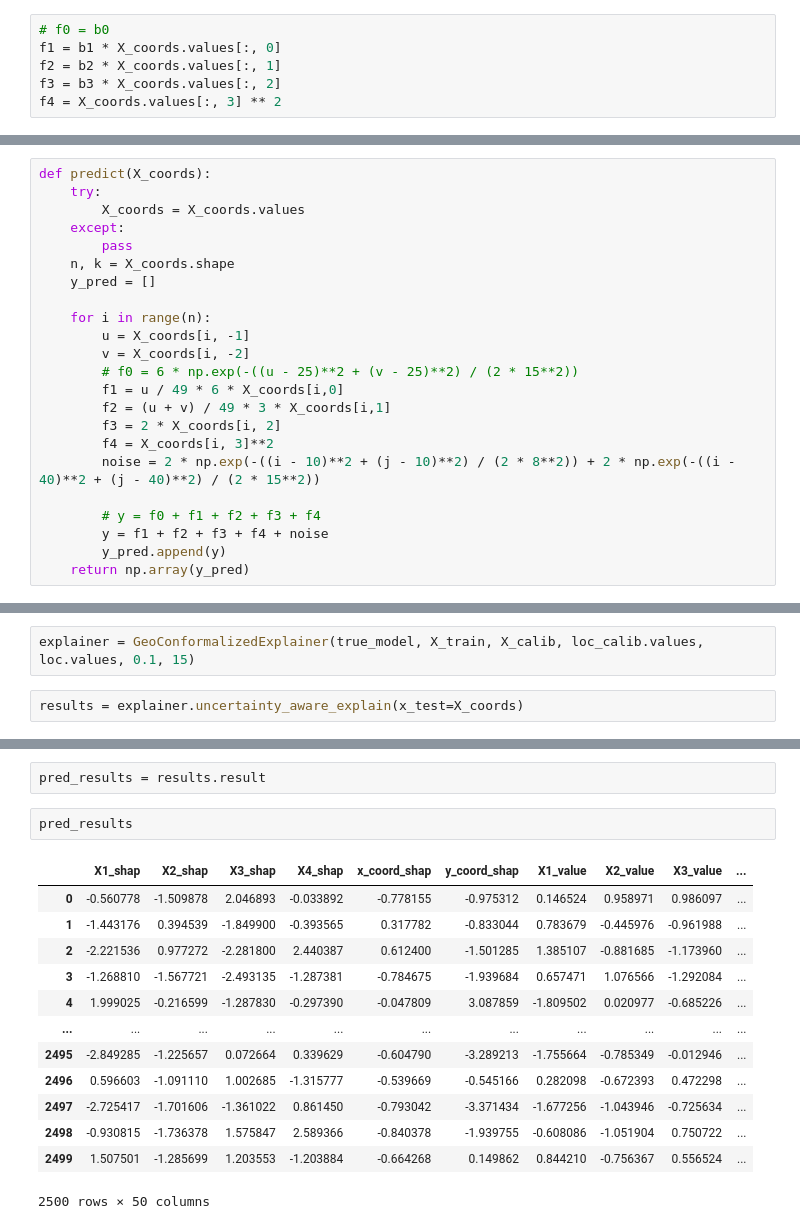
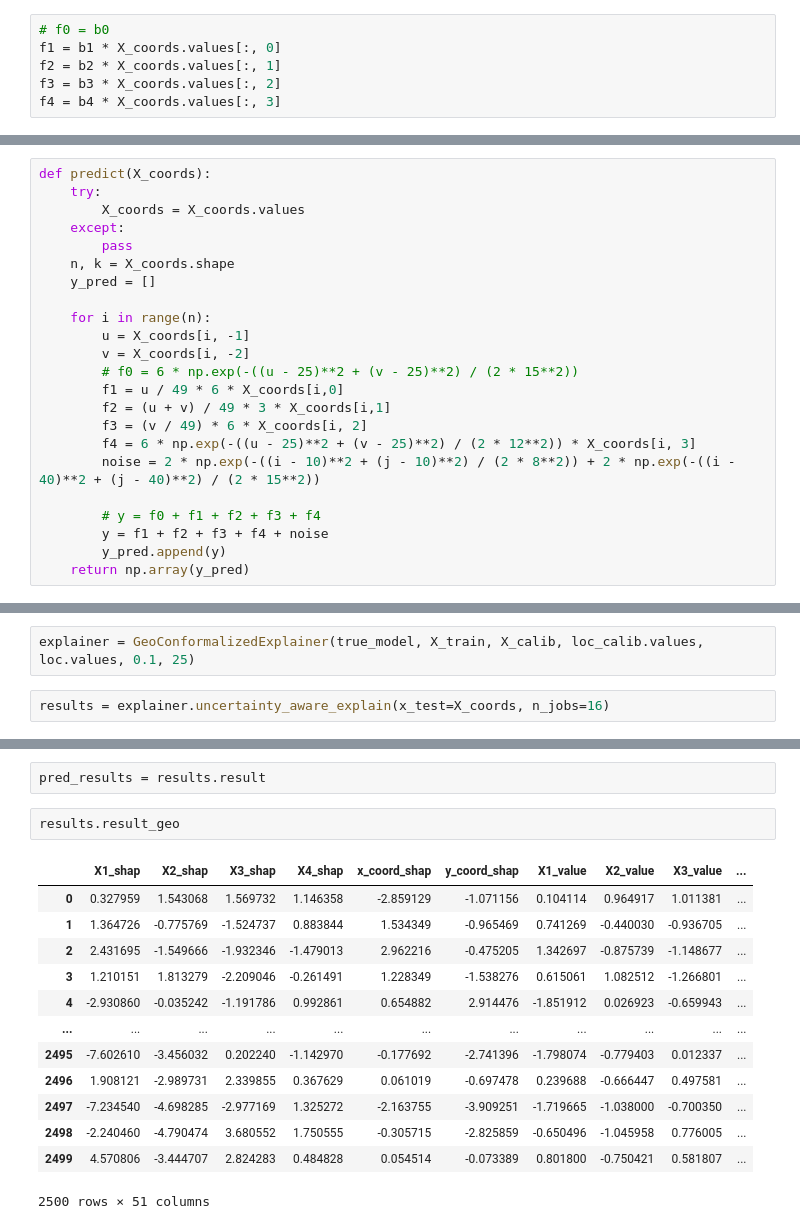
Before and after one commit to Vezarachan/GeoXCP, a Jupyter notebook: examples/synthetic_true_model_validation.ipynb, the cells around one changed output, grey strips where cells are left out. Saved outputs shown, nothing was run; the diff lists cells and outputs as text.

```diff
--- a/examples/synthetic_true_model_validation.ipynb
+++ b/examples/synthetic_true_model_validation.ipynb
@@ -103,7 +104,7 @@ X_coords = X_coords - X_coords.mean(axis=0)
 f1 = b1 * X_coords.values[:, 0]
 f2 = b2 * X_coords.values[:, 1]
 f3 = b3 * X_coords.values[:, 2]
-f4 = X_coords.values[:, 3] ** 2
+f4 = b4 * X_coords.values[:, 3]
 # %%
 y = pd.DataFrame(f1 + f2 + f3 + f4 + noise, columns=['y'])
 # %%
@@ -138,8 +134,8 @@ def predict(X_coords):
         # f0 = 6 * np.exp(-((u - 25)**2 + (v - 25)**2) / (2 * 15**2))
         f1 = u / 49 * 6 * X_coords[i,0]
         f2 = (u + v) / 49 * 3 * X_coords[i,1]
-        f3 = 2 * X_coords[i, 2]
-        f4 = X_coords[i, 3]**2
+        f3 = (v / 49) * 6 * X_coords[i, 2]
+        f4 = 6 * np.exp(-((u - 25)**2 + (v - 25)**2) / (2 * 12**2)) * X_coords[i, 3]
         noise = 2 * np.exp(-((i - 10)**2 + (j - 10)**2) / (2 * 8**2)) + 2 * np.exp(-((i - 40)**2 + (j - 40)**2) / (2 * 15**2))
 
         # y = f0 + f1 + f2 + f3 + f4
@@ -157,9 +153,9 @@ X_calib, X_test, loc_calib, loc_test = train_test_split(X_temp, loc_temp, train_
 # %%
 X_train, X_calib, loc_train, loc_calib = train_test_split(X_coords, loc, train_size=0.8, random_state=42)
 # %%
-explainer = GeoConformalizedExplainer(true_model, X_train, X_calib, loc_calib.values, loc.values, 0.1, 15)
+explainer = GeoConformalizedExplainer(true_model, X_train, X_calib, loc_calib.values, loc.values, 0.1, 25)
 # %%
-results = explainer.uncertainty_aware_explain(x_test=X_coords)
+results = explainer.uncertainty_aware_explain(x_test=X_coords, n_jobs=16)
 # %%
 results.accuracy_summary()
 # %% [output]
@@ -173,19 +169,19 @@ results.accuracy_summary()
 # %%
 pred_results = results.result
 # %%
-pred_results
+results.result_geo
 # %% [output]
 |  | X1_shap | X2_shap | X3_shap | X4_shap | x_coord_shap | y_coord_shap | X1_value | X2_value | X3_value | ... |
-| 0 | -0.560778 | -1.509878 | 2.046893 | -0.033892 | -0.778155 | -0.975312 | 0.146524 | 0.958971 | 0.986097 | ... |
-| 1 | -1.443176 | 0.394539 | -1.849900 | -0.393565 | 0.317782 | -0.833044 | 0.783679 | -0.445976 | -0.961988 | ... |
-| 2 | -2.221536 | 0.977272 | -2.281800 | 2.440387 | 0.612400 | -1.501285 | 1.385107 | -0.881685 | -1.173960 | ... |
-| 3 | -1.268810 | -1.567721 | -2.493135 | -1.287381 | -0.784675 | -1.939684 | 0.657471 | 1.076566 | -1.292084 | ... |
-| 4 | 1.999025 | -0.216599 | -1.287830 | -0.297390 | -0.047809 | 3.087859 | -1.809502 | 0.020977 | -0.685226 | ... |
+| 0 | 0.327959 | 1.543068 | 1.569732 | 1.146358 | -2.859129 | -1.071156 | 0.104114 | 0.964917 | 1.011381 | ... |
+| 1 | 1.364726 | -0.775769 | -1.524737 | 0.883844 | 1.534349 | -0.965469 | 0.741269 | -0.440030 | -0.936705 | ... |
+| 2 | 2.431695 | -1.549666 | -1.932346 | -1.479013 | 2.962216 | -0.475205 | 1.342697 | -0.875739 | -1.148677 | ... |
+| 3 | 1.210151 | 1.813279 | -2.209046 | -0.261491 | 1.228349 | -1.538276 | 0.615061 | 1.082512 | -1.266801 | ... |
+| 4 | -2.930860 | -0.035242 | -1.191786 | 0.992861 | 0.654882 | 2.914476 | -1.851912 | 0.026923 | -0.659943 | ... |
 | ... | ... | ... | ... | ... | ... | ... | ... | ... | ... | ... |
-| 2495 | -2.849285 | -1.225657 | 0.072664 | 0.339629 | -0.604790 | -3.289213 | -1.755664 | -0.785349 | -0.012946 | ... |
-| 2496 | 0.596603 | -1.091110 | 1.002685 | -1.315777 | -0.539669 | -0.545166 | 0.282098 | -0.672393 | 0.472298 | ... |
-| 2497 | -2.725417 | -1.701606 | -1.361022 | 0.861450 | -0.793042 | -3.371434 | -1.677256 | -1.043946 | -0.725634 | ... |
-| 2498 | -0.930815 | -1.736378 | 1.575847 | 2.589366 | -0.840378 | -1.939755 | -0.608086 | -1.051904 | 0.750722 | ... |
-| 2499 | 1.507501 | -1.285699 | 1.203553 | -1.203884 | -0.664268 | 0.149862 | 0.844210 | -0.756367 | 0.556524 | ... |
+| 2495 | -7.602610 | -3.456032 | 0.202240 | -1.142970 | -0.177692 | -2.741396 | -1.798074 | -0.779403 | 0.012337 | ... |
+| 2496 | 1.908121 | -2.989731 | 2.339855 | 0.367629 | 0.061019 | -0.697478 | 0.239688 | -0.666447 | 0.497581 | ... |
+| 2497 | -7.234540 | -4.698285 | -2.977169 | 1.325272 | -2.163755 | -3.909251 | -1.719665 | -1.038000 | -0.700350 | ... |
+| 2498 | -2.240460 | -4.790474 | 3.680552 | 1.750555 | -0.305715 | -2.825859 | -0.650496 | -1.045958 | 0.776005 | ... |
+| 2499 | 4.570806 | -3.444707 | 2.824283 | 0.484828 | 0.054514 | -0.073389 | 0.801800 | -0.750421 | 0.581807 | ... |
-2500 rows × 50 columns
+2500 rows × 51 columns
 # %%
```
Also changed, not shown: parts of 12 cells of this notebook, 3 other files.
